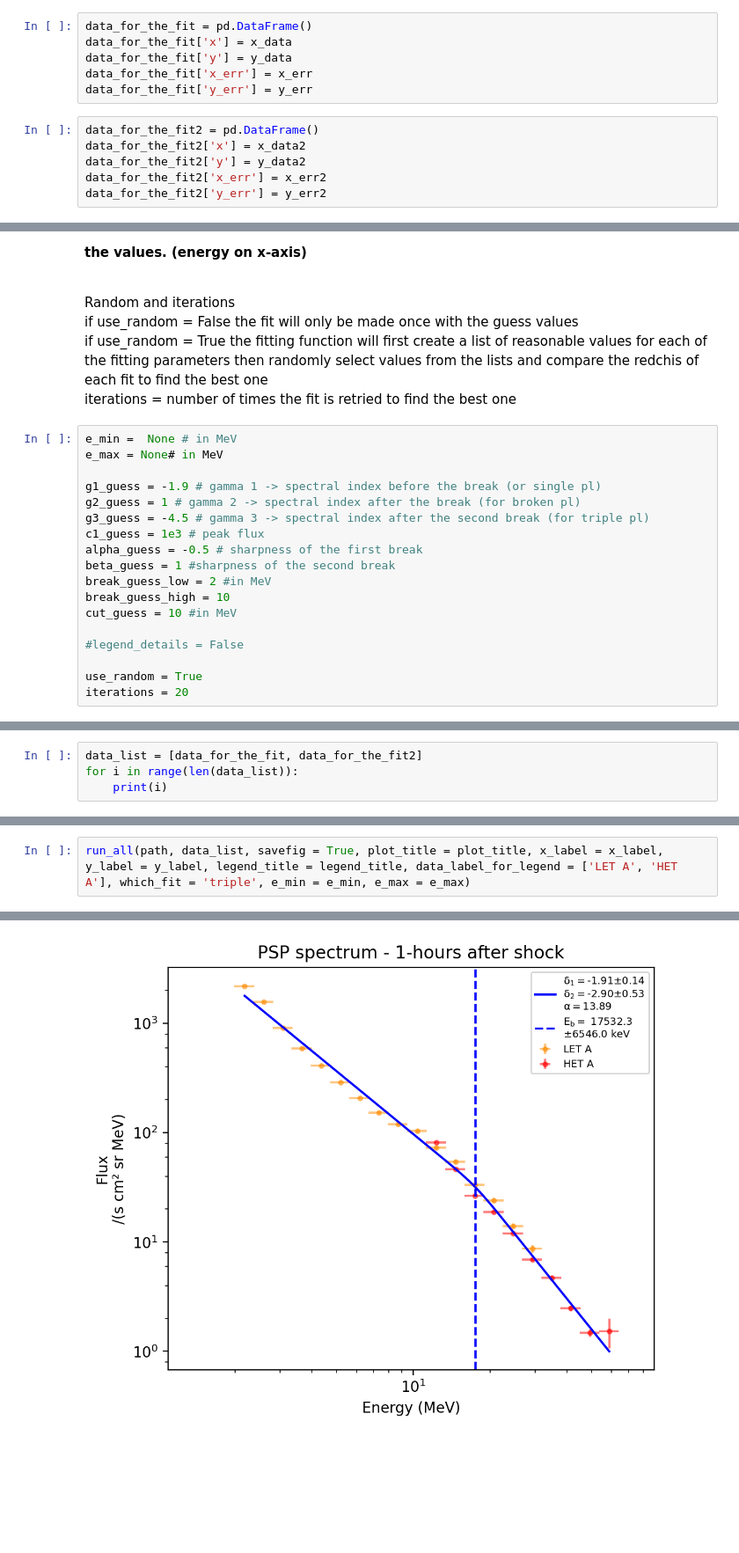
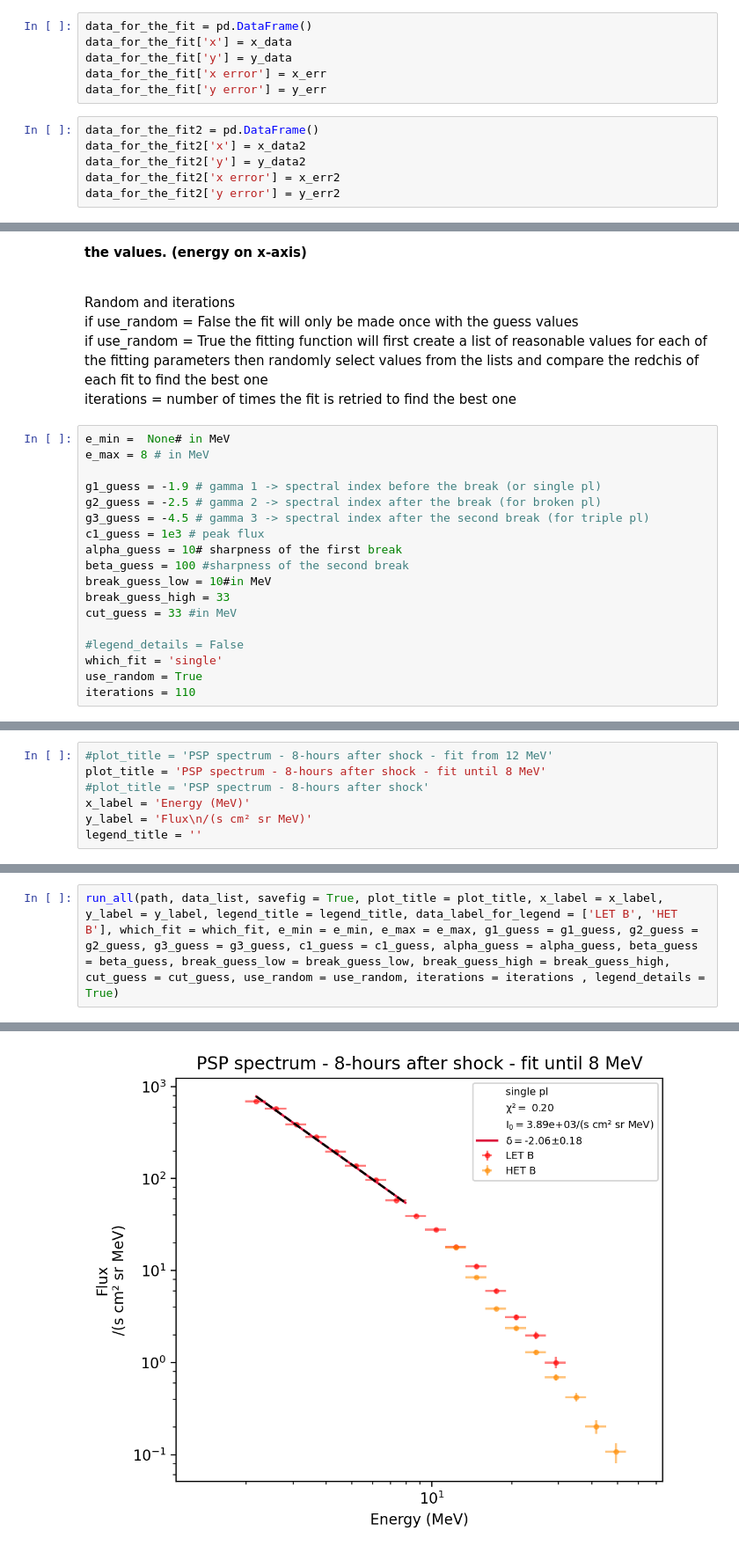
Before and after one commit to AnnamariaFedeli/SolOEPD-Plot-n-Fit-SEE, a Jupyter notebook: Notebook_fit_any_data.ipynb, the cells around one changed output, grey strips where cells are left out. Shown at 88% size. Cells and saved outputs as stored; diff of their text form; blank space fills up the shorter version.

```diff
--- a/Notebook_fit_any_data.ipynb
+++ b/Notebook_fit_any_data.ipynb
@@ -45,12 +60,12 @@ save_fit_variables = False # save the variables from the fit
 data_for_the_fit = pd.DataFrame()
 data_for_the_fit['x'] = x_data
 data_for_the_fit['y'] = y_data
-data_for_the_fit['x_err'] = x_err
-data_for_the_fit['y_err'] = y_err
+data_for_the_fit['x error'] = x_err
+data_for_the_fit['y error'] = y_err
 # %%
 data_for_the_fit2 = pd.DataFrame()
 data_for_the_fit2['x'] = x_data2
 data_for_the_fit2['y'] = y_data2
-data_for_the_fit2['x_err'] = x_err2
-data_for_the_fit2['y_err'] = y_err2
+data_for_the_fit2['x error'] = x_err2
+data_for_the_fit2['y error'] = y_err2
 # %%
@@ -81,20 +93,20 @@ which_fit = 'best'
 <br> if use_random = True the fitting function will first create a list of reasonable values for each of the fitting parameters then randomly select values from the lists and compare the redchis of each fit to find the best one
 <br> iterations = number of times the fit is retried to find the best one
 # %%
-e_min =  None # in MeV
-e_max = None# in MeV
+e_min =  None# in MeV
+e_max = 8 # in MeV
 
 g1_guess = -1.9 # gamma 1 -> spectral index before the break (or single pl)
-g2_guess = 1 # gamma 2 -> spectral index after the break (for broken pl)
+g2_guess = -2.5 # gamma 2 -> spectral index after the break (for broken pl)
 g3_guess = -4.5 # gamma 3 -> spectral index after the second break (for triple pl)
 c1_guess = 1e3 # peak flux
-alpha_guess = -0.5 # sharpness of the first break
-beta_guess = 1 #sharpness of the second break
-break_guess_low = 2 #in MeV
-break_guess_high = 10
-cut_guess = 10 #in MeV
+alpha_guess = 10# sharpness of the first break
+beta_guess = 100 #sharpness of the second break
+break_guess_low = 10#in MeV
+break_guess_high = 33
+cut_guess = 33 #in MeV
 
 #legend_details = False
-
+which_fit = 'single'
 use_random = True
-iterations = 20
+iterations = 110
@@ -106,4 +113,7 @@ legend_title = ''
 # %%
-data_list = [data_for_the_fit, data_for_the_fit2]
-for i in range(len(data_list)):
-    print(i)
+#plot_title = 'PSP spectrum - 8-hours after shock - fit from 12 MeV'
+plot_title = 'PSP spectrum - 8-hours after shock - fit until 8 MeV'
+#plot_title = 'PSP spectrum - 8-hours after shock'
+x_label = 'Energy (MeV)'
+y_label = 'Flux\n/(s cm² sr MeV)'
+legend_title = ''
@@ -113,3 +120,3 @@ for i in range(len(data_list)):
 # %%
-run_all(path, data_list, savefig = True, plot_title = plot_title, x_label = x_label, y_label = y_label, legend_title = legend_title, data_label_for_legend = ['LET A', 'HET A'], which_fit = 'triple', e_min = e_min, e_max = e_max)
+run_all(path, data_list, savefig = True, plot_title = plot_title, x_label = x_label, y_label = y_label, legend_title = legend_title, data_label_for_legend = ['LET B', 'HET B'], which_fit = which_fit, e_min = e_min, e_max = e_max, g1_guess = g1_guess, g2_guess = g2_guess, g3_guess = g3_guess, c1_guess = c1_guess, alpha_guess = alpha_guess, beta_guess = beta_guess, break_guess_low = break_guess_low, break_guess_high = break_guess_high, cut_guess = cut_guess, use_random = use_random, iterations = iterations , legend_details = True)
 # %% [output]
@@ -134 +140 @@ broken
-[figure, old version]
+[figure, new version]
```
Also changed, not shown: parts of 7 cells of this notebook, 9 other files.
